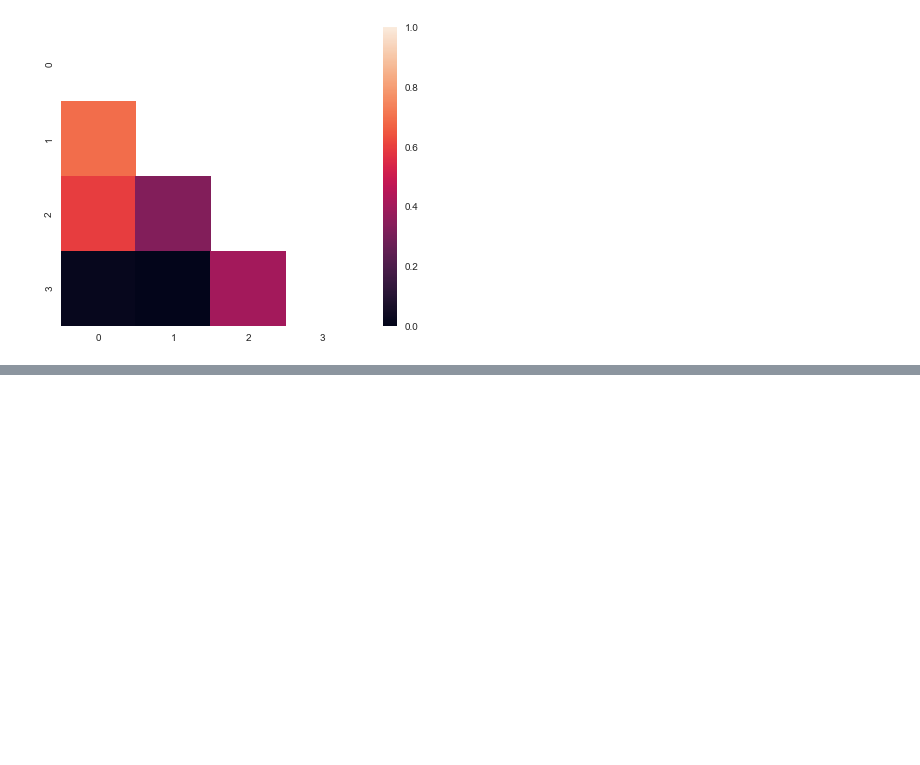
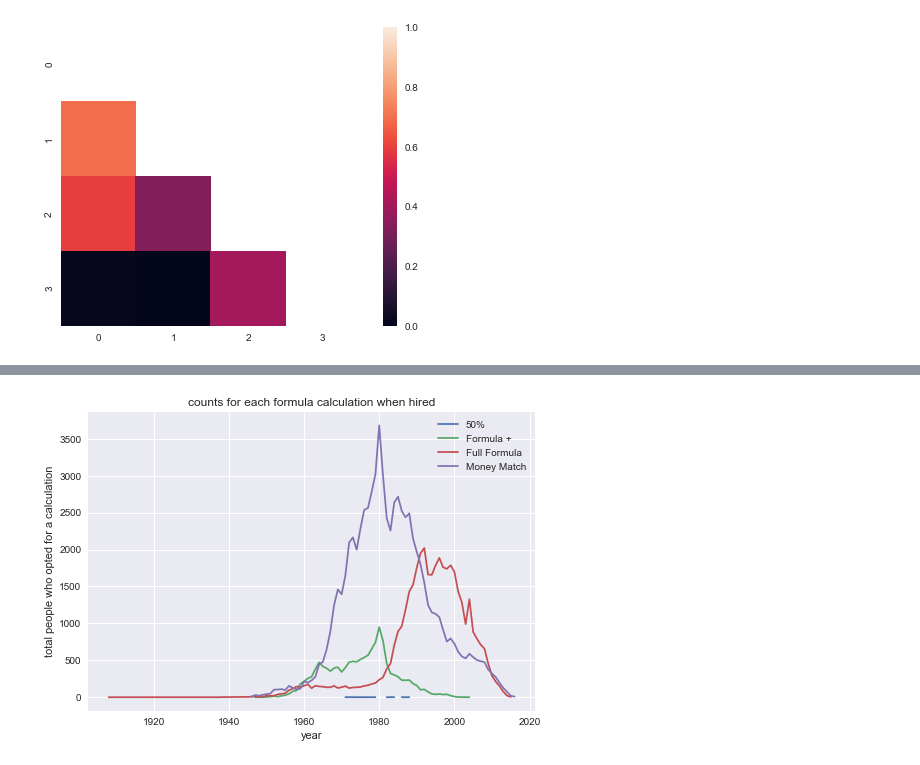
Before and after one commit to Mannequintessential/playground, a Jupyter notebook: PERS analysis.ipynb, the cells around one changed output, grey strips where cells are left out. Saved outputs shown, nothing was run; the diff lists cells and outputs as text; code cells hidden in the pictures; blank space fills up the shorter version.

```diff
--- a/PERS analysis.ipynb
+++ b/PERS analysis.ipynb
@@ -440,0 +468,11 @@ with sns.axes_style("white"):
+# %%
+df['year_hire'] = df["hire_date"].dt.year
+
+plt.plot(df.groupby(['year_hire','calc'])['hire_date'].count().unstack())
+plt.legend(['50%','Formula +','Full Formula','Money Match'])
+plt.title('counts for each formula calculation when hired')
+plt.ylabel('total people who opted for a calculation')
+plt.xlabel('year')
+plt.show()
+# %% [output]
+[figure, added]
```
Also changed, not shown: parts of 3 cells of this notebook, 1 other file.
